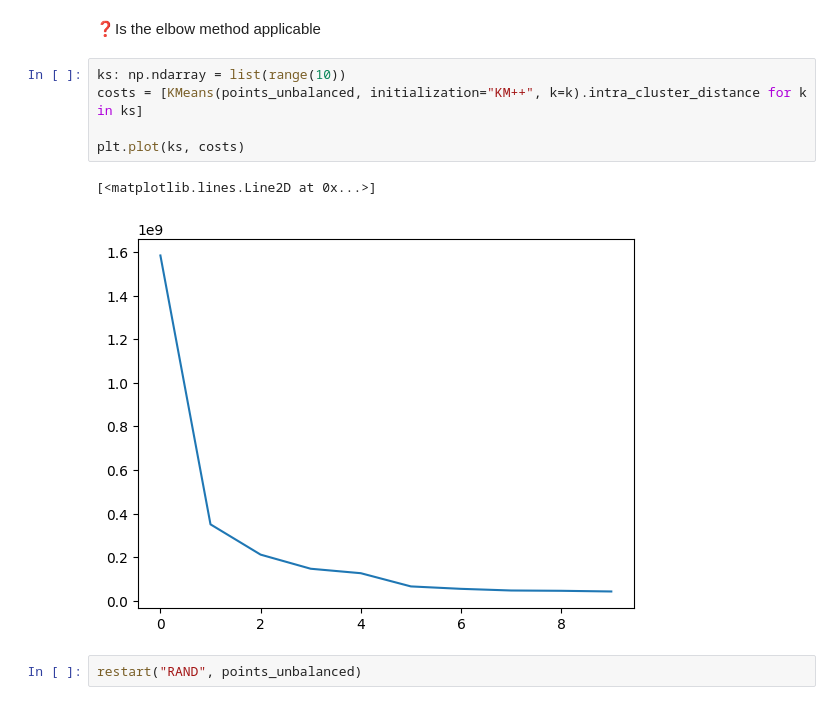
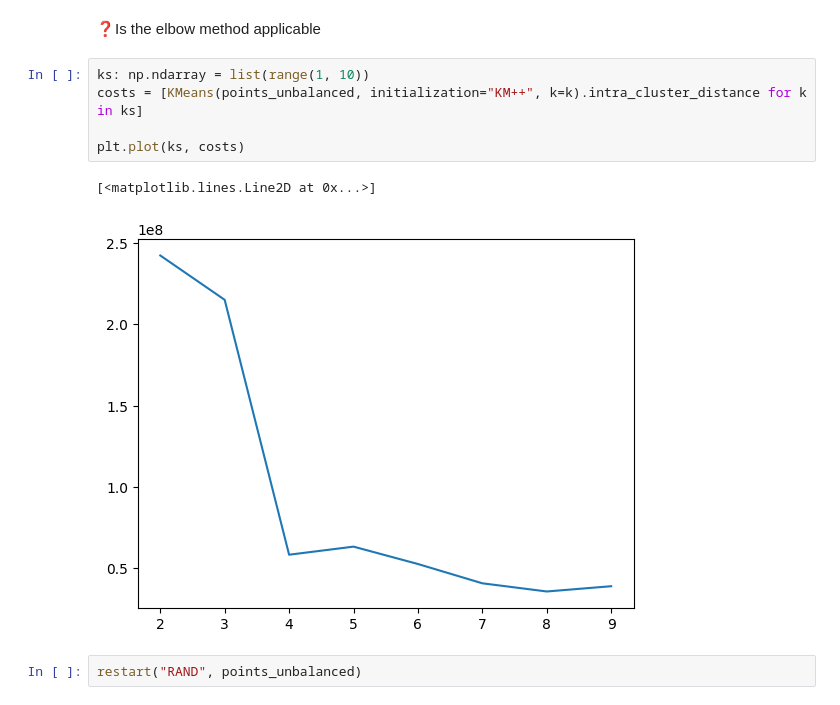
Before and after one commit to HeavyHelium/AI, a Jupyter notebook: machine-learning/kmeans/solution.ipynb, the cells around one changed output. Saved outputs shown, nothing was run; the diff lists cells and outputs as text.

```diff
--- a/machine-learning/kmeans/solution.ipynb
+++ b/machine-learning/kmeans/solution.ipynb
@@ -149,13 +149,13 @@ restart("KM++", points_unbalanced)
 # %% [markdown]
 ❓Is the elbow method applicable
 # %%
-ks: np.ndarray = list(range(10))
+ks: np.ndarray = list(range(1, 10))
 costs = [KMeans(points_unbalanced, initialization="KM++", k=k).intra_cluster_distance for k in ks]
 
 plt.plot(ks, costs)
 # %% [output]
 [<matplotlib.lines.Line2D at 0x...>]
-[figure, old version]
+[figure, new version]
 # %%
 restart("RAND", points_unbalanced)
 # %% [output]
```
